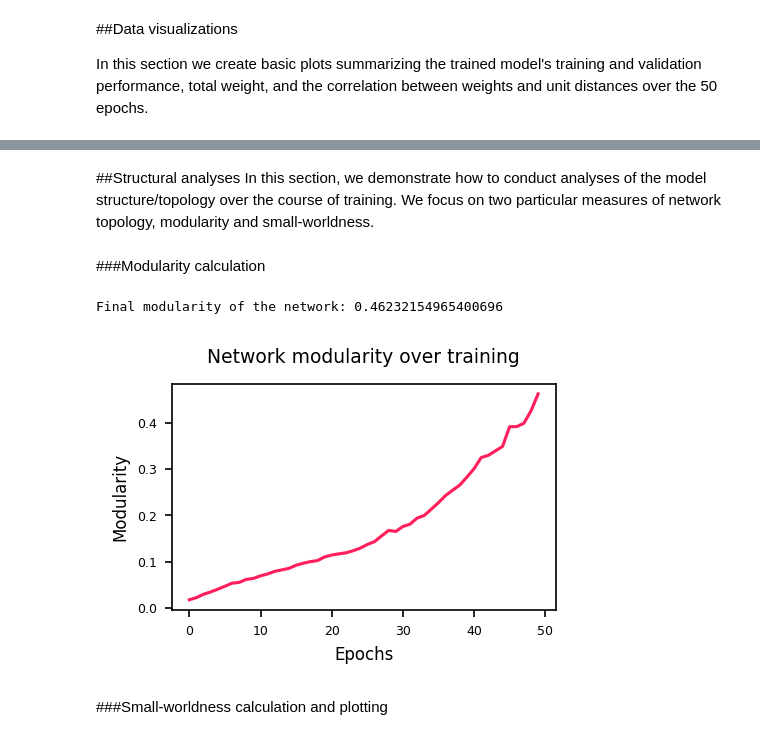
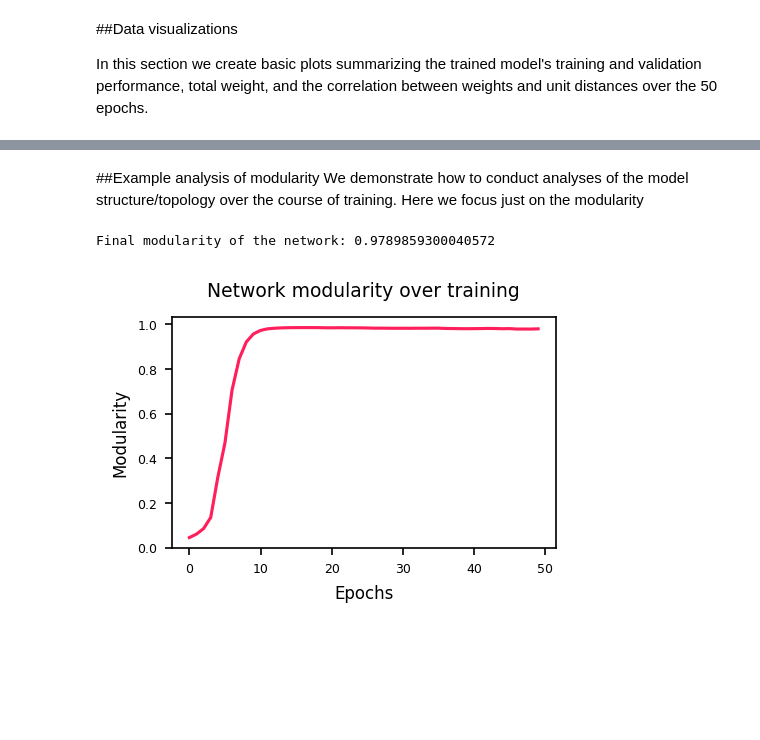
Before and after one commit to 8erberg/spatially-embedded-RNN, a Jupyter notebook: seRSNN_demo.ipynb, the cells around one changed output, grey strips where cells are left out. Drawn from its saved outputs; the diff is of its cells as text; code cells hidden in the pictures; blank space fills up the shorter version.

```diff
--- a/seRSNN_demo.ipynb
+++ b/seRSNN_demo.ipynb
@@ -444,36 +453,32 @@ plt.title('Correlation (distance, weight)', fontsize = 9, pad = 10);
 # %% [markdown]
-##Structural analyses
-In this section, we demonstrate how to conduct analyses of the model structure/topology over the course of training. We focus on two particular measures of network topology, modularity and small-worldness.
+##Example analysis of modularity
+We demonstrate how to conduct analyses of the model structure/topology over the course of training. Here we focus just on the modularity
-# %% [markdown]
-###Modularity calculation
 # %%
 #Calculate modularity of model after each epoch
 
 '''
-Network modularity increases monotonically over training, reaching a final value of 0.46.
+Network modularity increases monotonically over training
 '''
-
+import networkx as nx
 mods = []
-np.warnings.filterwarnings('ignore', category=np.VisibleDeprecationWarning)
 
 for epoch in range(0, num_epochs):
-  extracted_weights = weight_matrix[epoch]
-  abs_matrix = np.abs(extracted_weights)
-  weights = abs_matrix.numpy()
-  _, q_stat = bct.modularity_und(weights, gamma = 1)
+  a = weight_matrix[epoch]
+  b = a.cpu().detach().numpy()
+  c = np.abs(b)
+  g = nx.from_numpy_array(c, create_using=nx.DiGraph)
+  communities = nx.community.louvain_communities(g)
+  q_stat = nx.community.modularity(g, communities)
   mods.append(q_stat)
-
 print(f'Final modularity of the network: {mods[49]}\n')
 
 #Plot modularity
 plt.figure(figsize=(3.3,2),dpi=150)
 plt.plot(mods, color = '#ff1f5b')
 plt.xlabel('Epochs', fontsize = 8)
 plt.ylabel('Modularity', fontsize = 8)
 plt.tick_params(axis='both', labelsize=6)
 plt.title('Network modularity over training', fontsize = 9, pad = 10);
 # %% [output]
-Final modularity of the network: 0.46232154965400696
+Final modularity of the network: 0.9789859300040572
-[figure, old version]
+[figure, new version]
-# %% [markdown]
-###Small-worldness calculation and plotting
```
Also changed, not shown: parts of 12 cells of this notebook.
